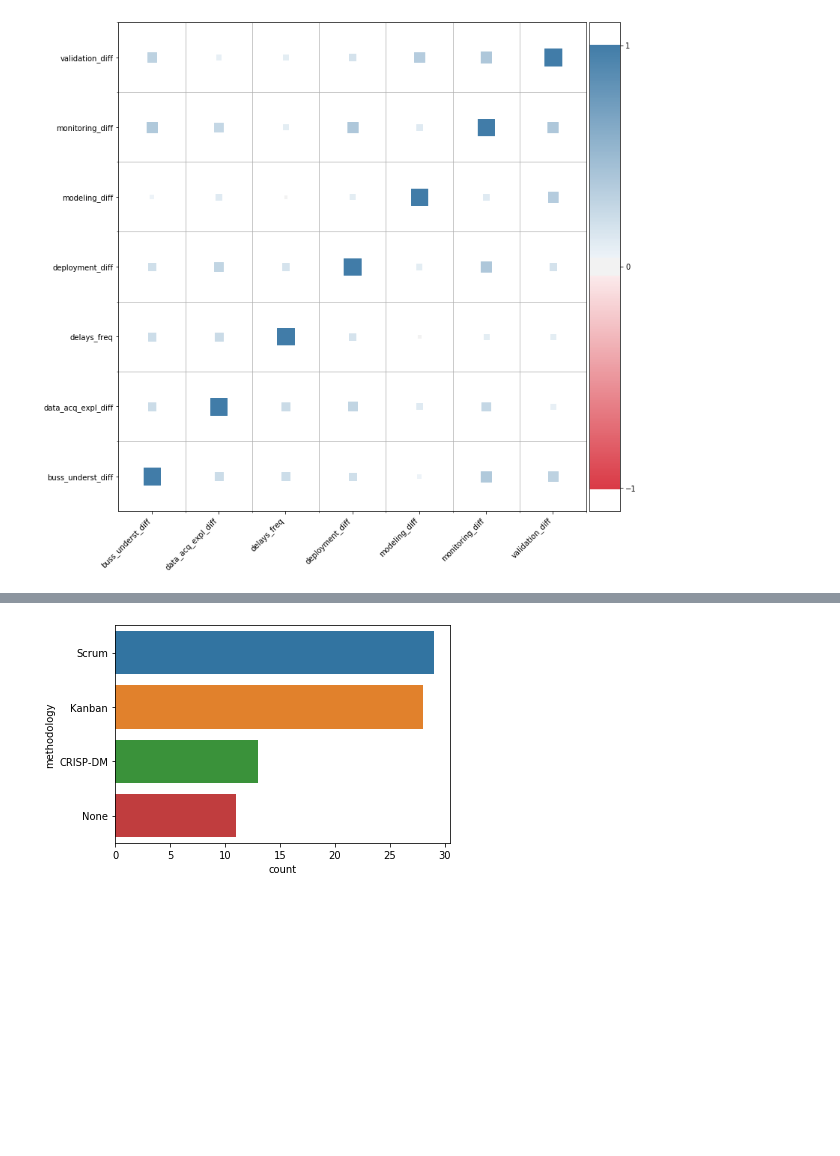
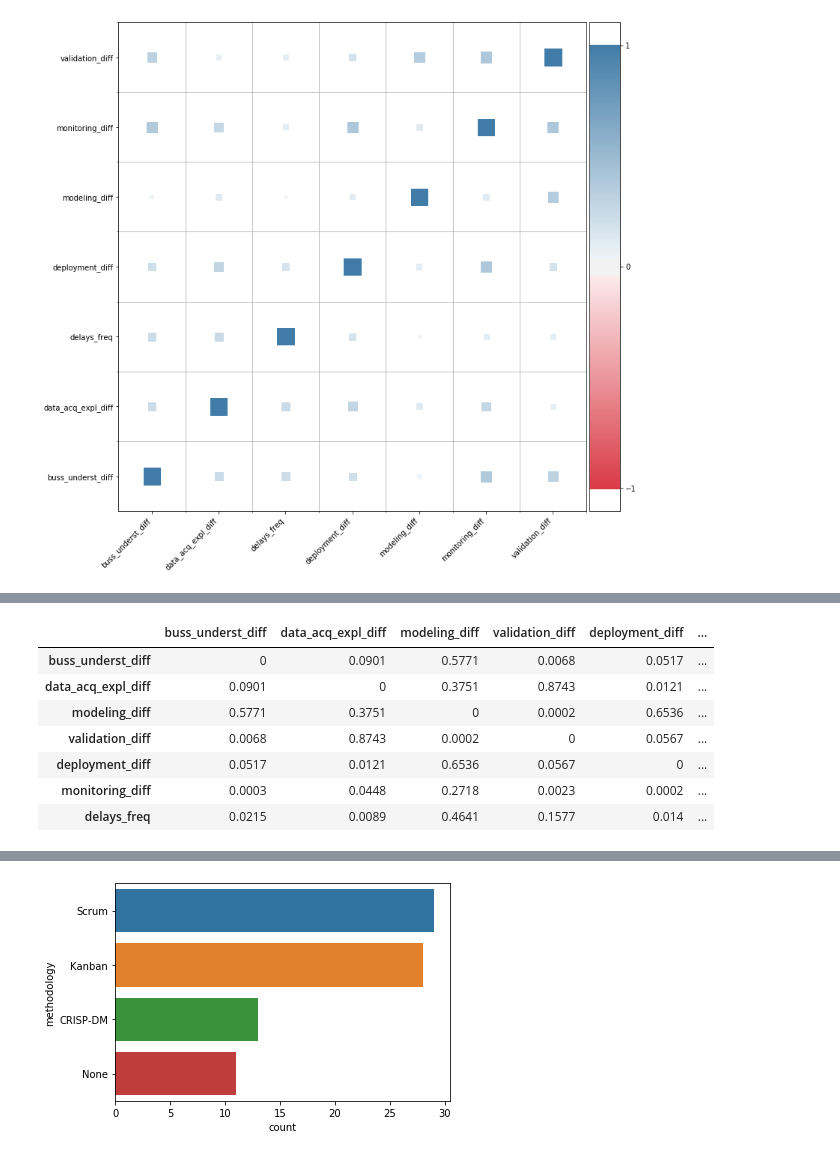
Before and after one commit to welberthdouglas/DS_projects_survey, a Jupyter notebook: EDA_survey.ipynb, the cells around one changed output, grey strips where cells are left out. Drawn from its saved outputs; the diff is of its cells as text; code cells hidden in the pictures; blank space fills up the shorter version.

```diff
--- a/EDA_survey.ipynb
+++ b/EDA_survey.ipynb
@@ -40,6 +42,19 @@ def onehot_declutter(df, col_in:str, sep:str =',', replace:bool = True):
     if replace:
         df.drop(columns = col_in, inplace = True)
     return df
+
+def calculate_pvalues(df,method:str):
+    df = df.dropna()._get_numeric_data()
+    dfcols = pd.DataFrame(columns=df.columns)
+    pvalues = dfcols.transpose().join(dfcols, how='outer')
+    for r in df.columns:
+        for c in df.columns:
+            if method == 'pearson':
+                pvalues[r][c] = round(pearsonr(df[r], df[c])[1], 4)
+            if method == 'spearman':
+                pvalues[r][c] = round(spearmanr(df[r], df[c])[1], 4)
+
+    return pvalues
 # %% [markdown]
 # Data cleaning
 # %%
@@ -71,0 +98,11 @@ corr_heatmap(data.iloc[:,:7])
+# %%
+calculate_pvalues(data.iloc[:,:7],'spearman')
+# %% [output]
+|  | buss_underst_diff | data_acq_expl_diff | modeling_diff | validation_diff | deployment_diff | ... |
+| buss_underst_diff | 0 | 0.0901 | 0.5771 | 0.0068 | 0.0517 | ... |
+| data_acq_expl_diff | 0.0901 | 0 | 0.3751 | 0.8743 | 0.0121 | ... |
+| modeling_diff | 0.5771 | 0.3751 | 0 | 0.0002 | 0.6536 | ... |
+| validation_diff | 0.0068 | 0.8743 | 0.0002 | 0 | 0.0567 | ... |
+| deployment_diff | 0.0517 | 0.0121 | 0.6536 | 0.0567 | 0 | ... |
+| monitoring_diff | 0.0003 | 0.0448 | 0.2718 | 0.0023 | 0.0002 | ... |
+| delays_freq | 0.0215 | 0.0089 | 0.4641 | 0.1577 | 0.014 | ... |
```
Also changed, not shown: parts of 23 cells of this notebook, 1 other file.
